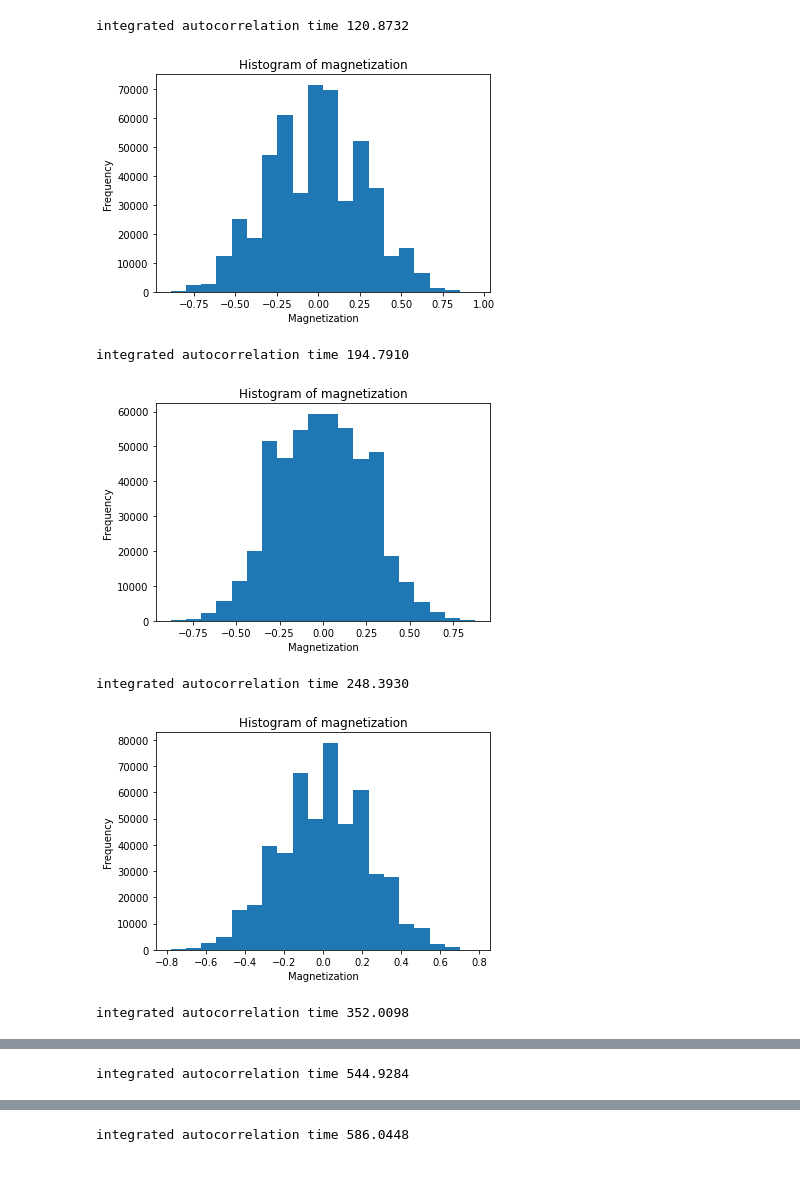
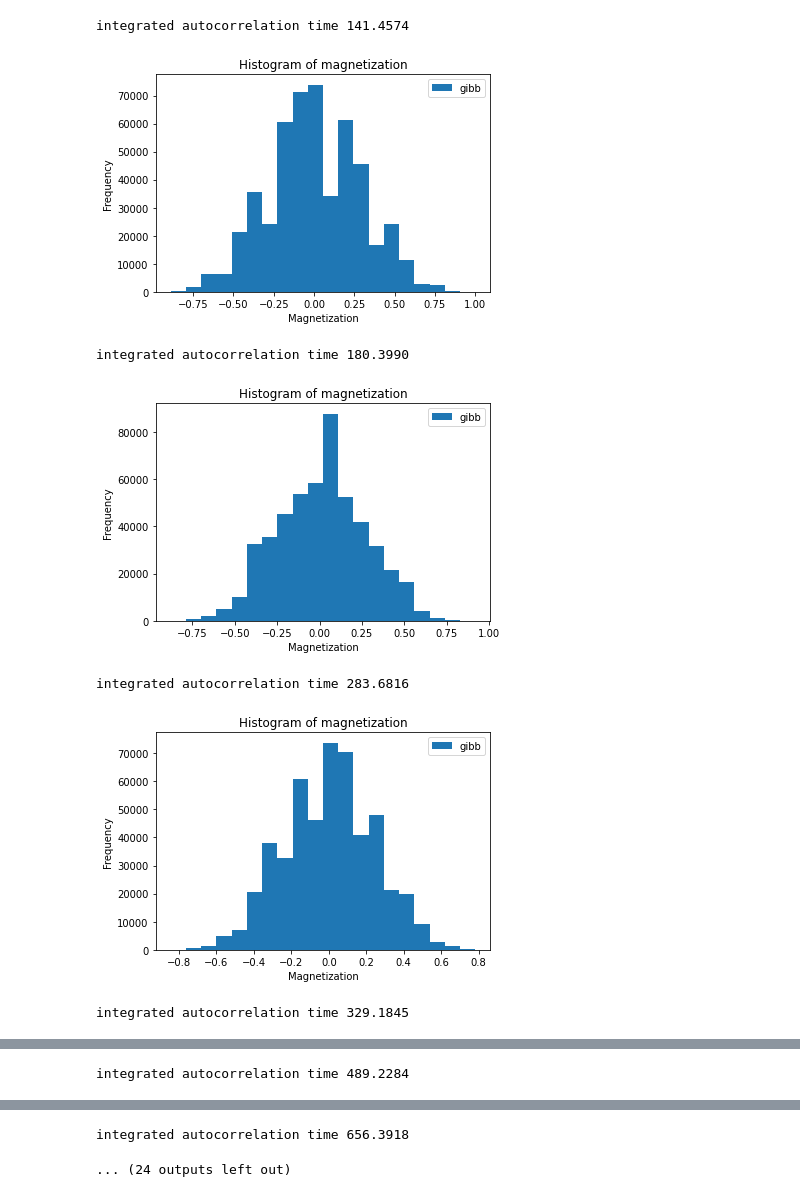
Before and after one commit to zixiao18/MonteCarloNotes, a Jupyter notebook: hw4.ipynb, the cells around one changed output, grey strips where cells are left out. Drawn from its saved outputs; the diff is of its cells as text; code cells hidden in the pictures.

Commit message:
modified with figures

```diff
--- a/hw4.ipynb
+++ b/hw4.ipynb
@@ -39,9 +39,10 @@ def jarz_gen(board, i, j, beta,k,N):
 # %%
-def plot_mag(mag):
-    plt.hist(mag,bins=20)
+def plot_mag(mag, gen):
+    plt.hist(mag,bins=20,label=gen)
     plt.title("Histogram of magnetization")
     plt.xlabel("Magnetization")
     plt.ylabel("Frequency")
+    plt.legend()
     plt.show()
 # %%
 gen_dict = {"gibb":gibb_gen, "met":met_gen, "jarz":jarz_gen}
@@ -54,14 +55,20 @@ def sampling(beta, L, itermax, generater):
         i,j = npr.randint(L, size=2)
         board[i,j] = gen(board,i,j,beta,_,itermax)
         magnet[_] = board.sum() / L**2
-    plot_mag(magnet)
+    plot_mag(magnet, generater)
     iac = emcee.autocorr.integrated_time(magnet)
     print(f"integrated autocorrelation time {iac[0]:.4f}")
+    return iac
 # %%
 _L = [5,6,7,8,9,10]
 T = 6.0
 itermax = 500000
 beta = 1/T
-for L in _L:
-    sampling(beta, L, itermax, "gibb")
+results = []
+for g in gen_dict:
+    for L in _L:
+        res = sampling(beta, L, itermax, g)
+        results.append(res[0])
+results = np.round(results, decimals=4)
+print(results)
 # %% [output]
@@ -69,7 +76,7 @@ for L in _L:
-integrated autocorrelation time 120.8732
+integrated autocorrelation time 141.4574
-[figure, old version]
+[figure, new version]
-integrated autocorrelation time 194.7910
+integrated autocorrelation time 180.3990
-[figure, old version]
+[figure, new version]
-integrated autocorrelation time 248.3930
+integrated autocorrelation time 283.6816
-[figure, old version]
+[figure, new version]
-integrated autocorrelation time 352.0098
+integrated autocorrelation time 329.1845
@@ -77 +84 @@ integrated autocorrelation time 352.0098
-integrated autocorrelation time 544.9284
+integrated autocorrelation time 489.2284
@@ -79 +86,2 @@ integrated autocorrelation time 544.9284
-integrated autocorrelation time 586.0448
+integrated autocorrelation time 656.3918
+... (24 outputs left out)
```
Also changed, not shown: parts of 11 cells of this notebook.
